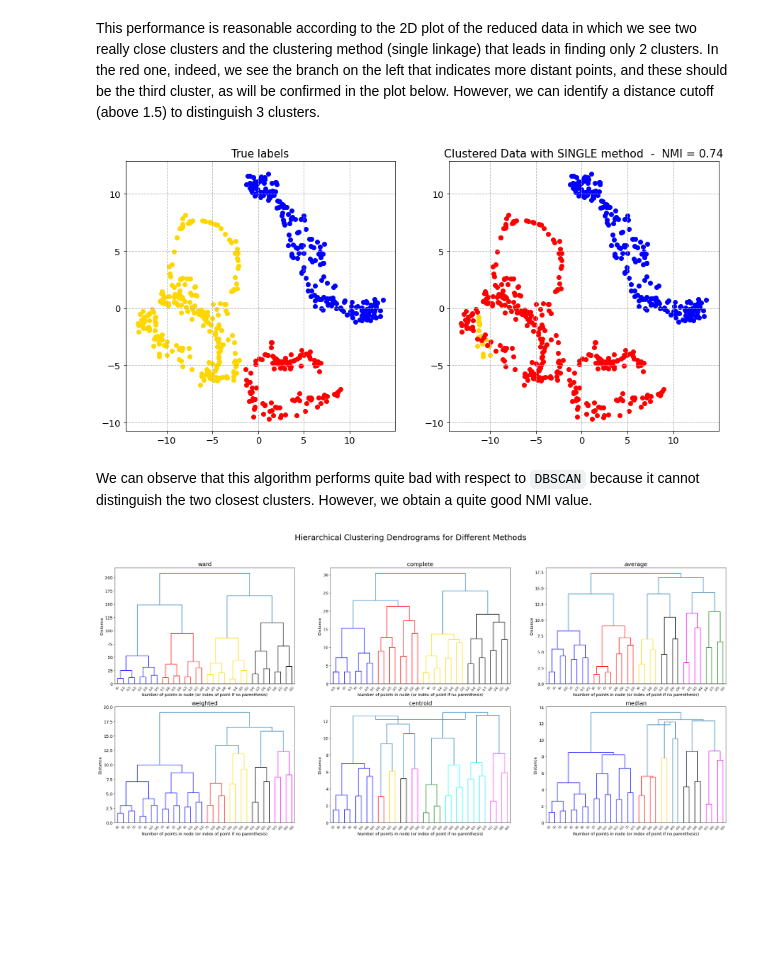
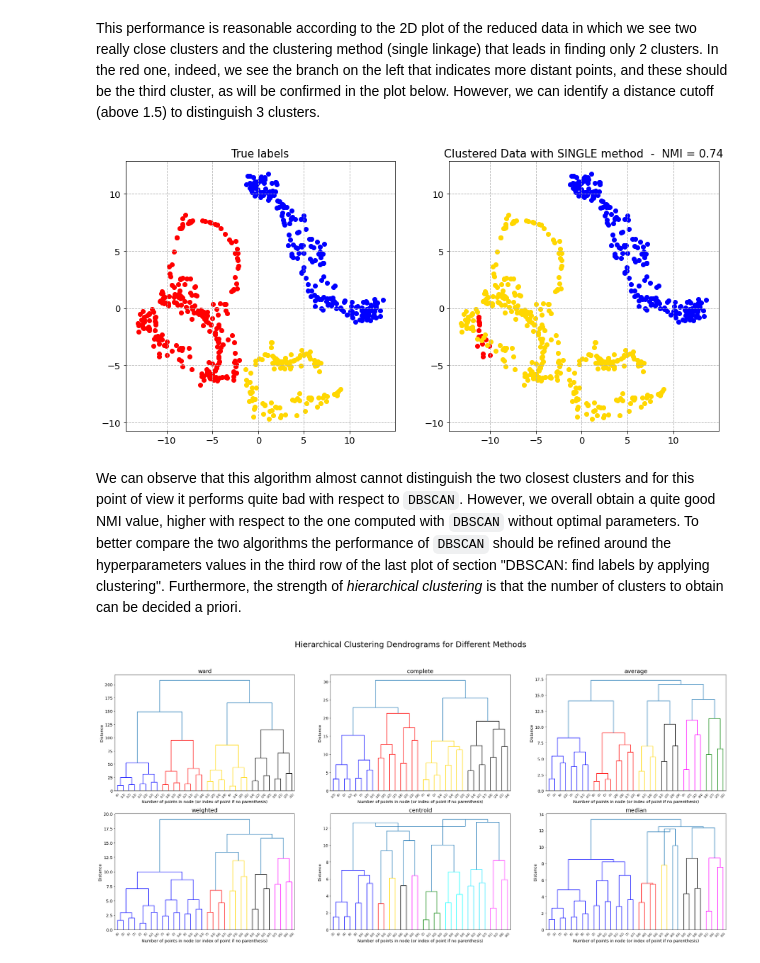
Before and after one commit to giuliadoda/LCP_mod_B, a Jupyter notebook: Ex2/group2406_exercise02.ipynb, the cells around one changed output. Cells and saved outputs as stored; diff of their text form; code cells hidden in the pictures; blank space fills up the shorter version.

Commit message:
comments dbscan added

```diff
--- a/Ex2/group2406_exercise02.ipynb
+++ b/Ex2/group2406_exercise02.ipynb
@@ -588,28 +590,28 @@ This performance is reasonable according to the 2D plot of the reduced data in w
 # %%
 # check if it does performs better than DBSCAN
 
 # getting predicted label from each point
 hcluster_labels = fcluster(hierarchical_model, n_true_center, criterion='maxclust')
 
 fig, ax = plt.subplots(nrows=1, ncols=2, figsize=(15, 7))
-colors_h = ['blue', 'gold', 'red']
+colors_h = ['blue', 'red', 'gold']
 
 for cluster in range(1, n_true_center + 1):
     ax[0].scatter(X3D[y_true == cluster-1, 0], X3D[y_true == cluster-1, 1], color = colors_h[cluster-1])
 ax[0].set_title('True labels', fontsize=15)
 
 for cluster in range(1, n_true_center + 1):
     ax[1].scatter(X3D[hcluster_labels == cluster, 0], X3D[hcluster_labels == cluster, 1], color = colors_h[cluster-1])
 ax[1].set_title(f'Clustered Data with SINGLE method  -  NMI = {NMI(y_true,hcluster_labels):.2f}')
 
 ax[0].grid(True, linestyle='--')
 ax[1].grid(True, linestyle='--')
 
 plt.show()
 # %% [output]
-[figure, old version]
+[figure, new version]
-# %% [markdown]
-We can observe that this algorithm performs quite bad with respect to `DBSCAN` because it cannot distinguish the two closest clusters. However, we obtain a quite good NMI value.
+# %% [markdown]
+We can observe that this algorithm almost cannot distinguish the two closest clusters and for this point of view it performs quite bad with respect to `DBSCAN`. However, we overall obtain a quite good NMI value, higher with respect to the one computed with `DBSCAN` without optimal parameters. To better compare the two algorithms the performance of `DBSCAN` should be refined around the hyperparameters values in the third row of the last plot of section "DBSCAN: find labels by applying clustering". Furthermore, the strength of *hierarchical clustering* is that the number of clusters to obtain can be decided a priori.
 # %%
 # now we try different methods for hierarchical clustering
 h_methods = ['ward', 'complete', 'average', 'weighted', 'centroid', 'median']
```
Also changed, not shown: parts of 8 cells of this notebook.
